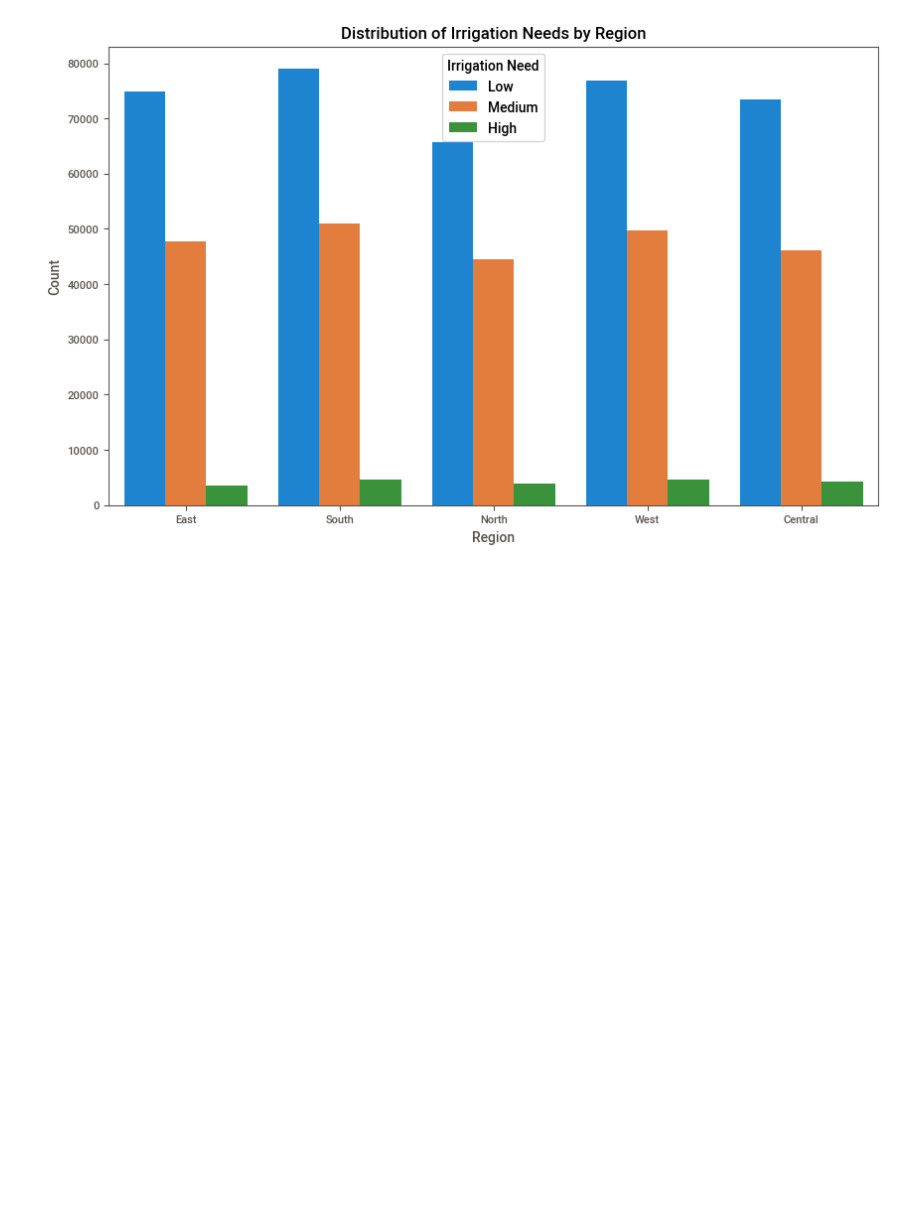
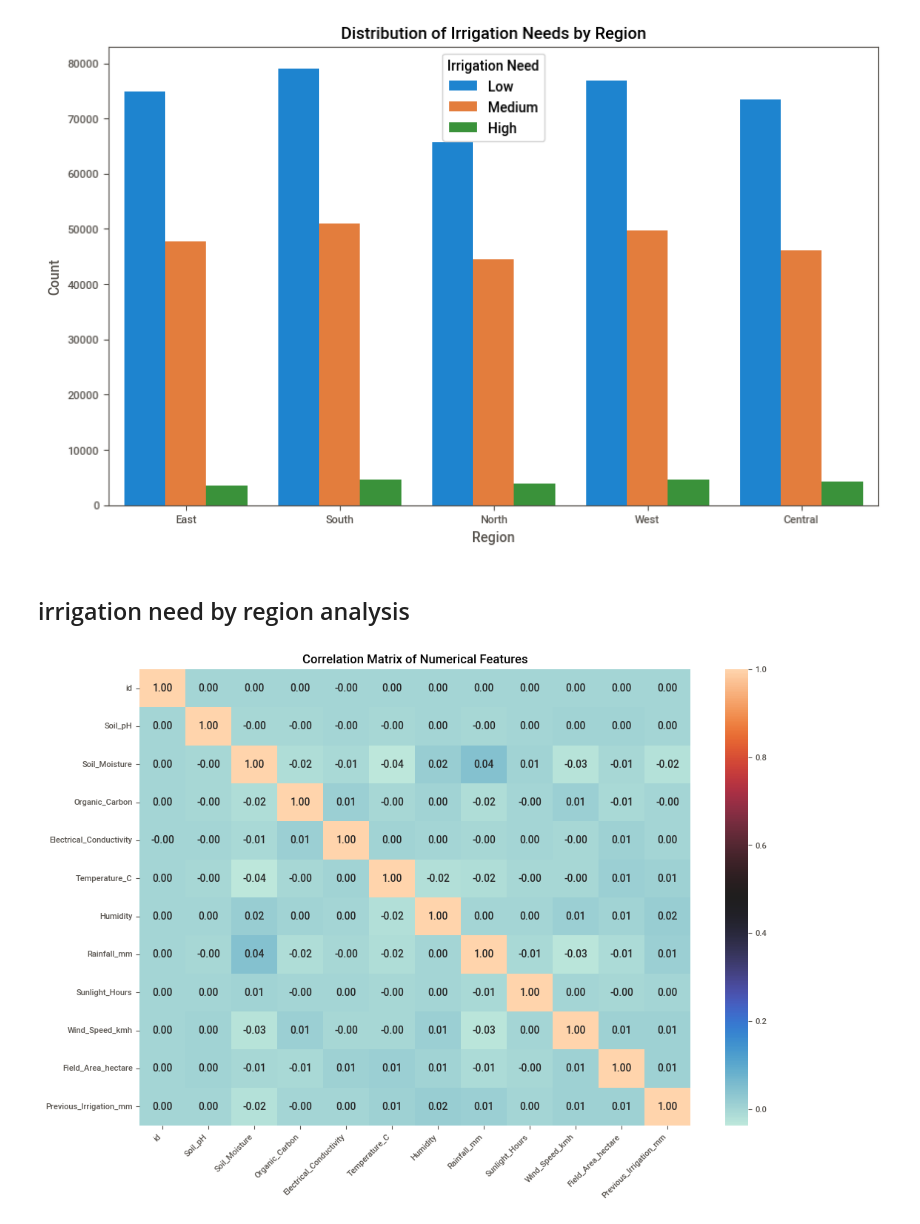
Before and after one commit to lcalaff/Advanced_ML_Work, a Jupyter notebook: Git_Code/Kaggle Homework Lucas lucascalaff206/EDA Notebook.ipynb, the cells around one changed output. Drawn from its saved outputs; the diff is of its cells as text; code cells hidden in the pictures; blank space fills up the shorter version.

```diff
--- a/Git_Code/Kaggle Homework Lucas lucascalaff206/EDA Notebook.ipynb
+++ b/Git_Code/Kaggle Homework Lucas lucascalaff206/EDA Notebook.ipynb
@@ -90,3 +96,17 @@ plt.legend(title='Irrigation Need')
 plt.show()
 # %% [output]
 [figure]
+# %% [markdown]
+## irrigation need by region analysis
+# %%
+# making a heatmazp to observe the correlation between numerical features
+
+numerical_columns = Irrigation.select_dtypes(include=[np.number]).columns.tolist()
+correlation_matrix = Irrigation[numerical_columns].corr()
+plt.figure(figsize=(12, 8))
+sns.heatmap(correlation_matrix, annot=True, cmap='icefire', fmt='.2f')
+plt.title('Correlation Matrix of Numerical Features')
+plt.xticks(rotation=45, ha='right')
+plt.show()
+# %% [output]
+[figure, added]
```
Also changed, not shown: parts of 4 cells of this notebook, 1 other file.
